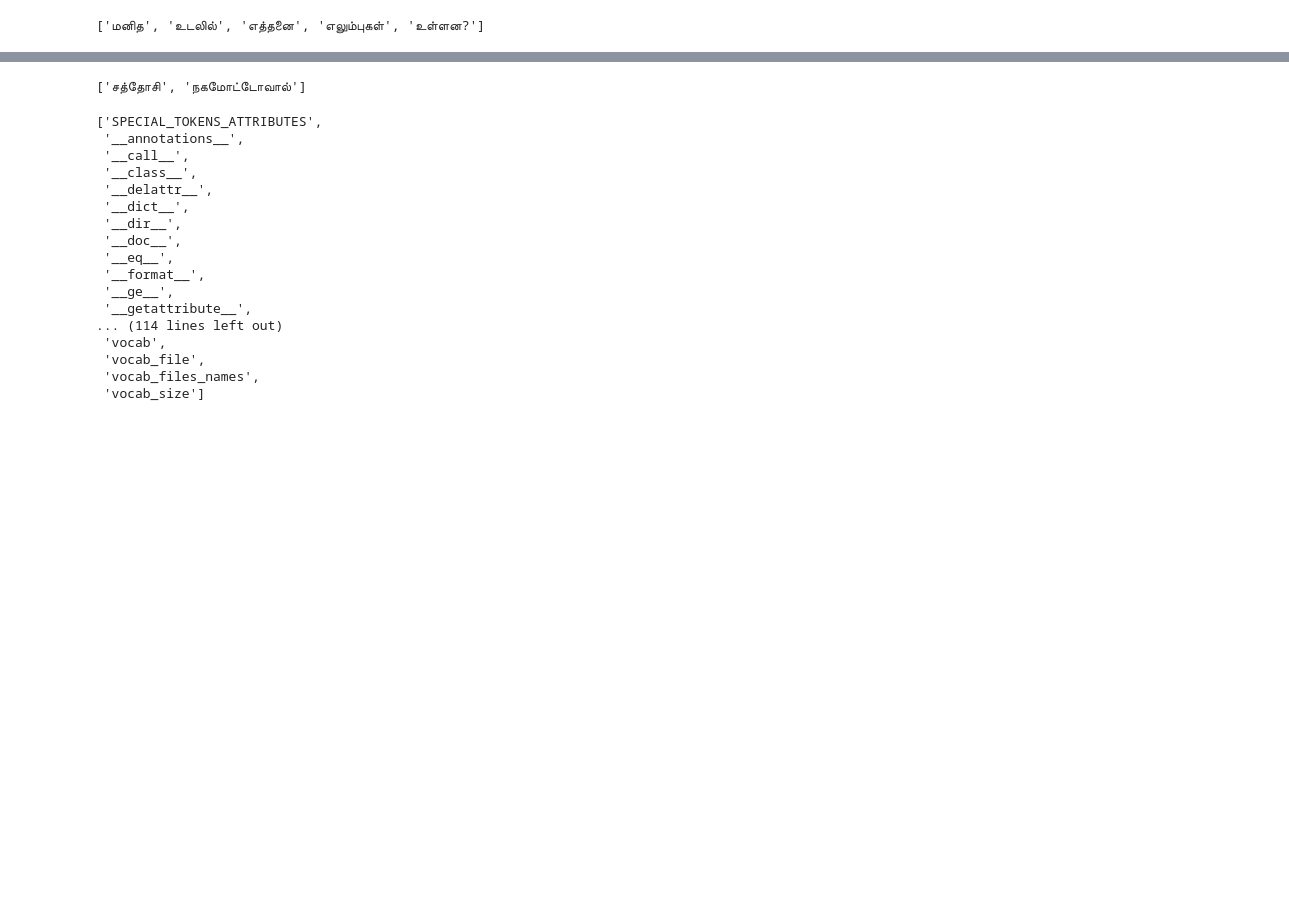
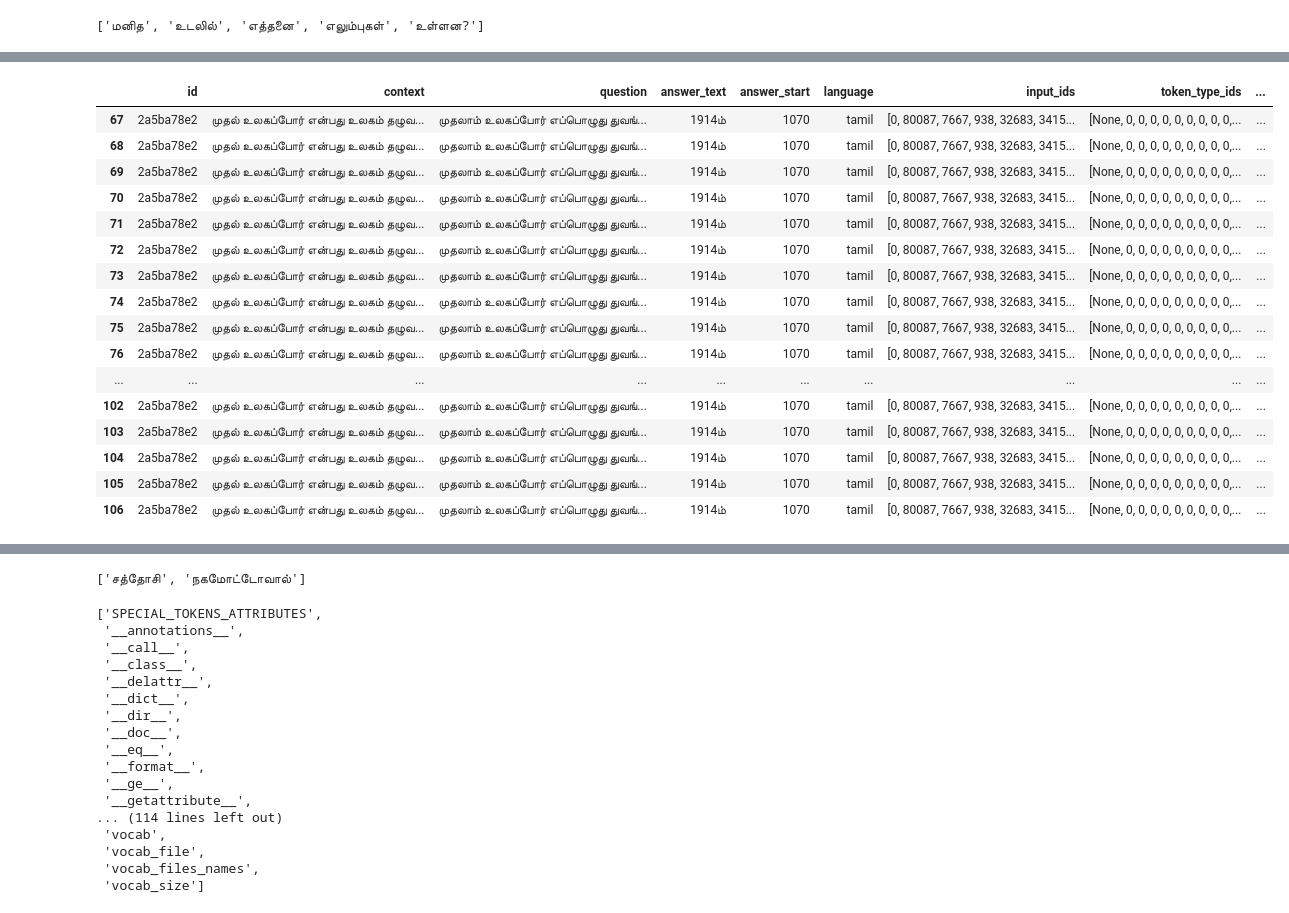
Before and after one commit to guchio3/kaggle-chaii-2021, a Jupyter notebook: notebooks/questionに入っている単語が入ったtextbatchが有効説検証.ipynb, the cells around one changed output, grey strips where cells are left out. Drawn from its saved outputs; the diff is of its cells as text; code cells hidden in the pictures; blank space fills up the shorter version.

```diff
--- a/notebooks/questionに入っている単語が入ったtextbatchが有効説検証.ipynb
+++ b/notebooks/questionに入っている単語が入ったtextbatchが有効説検証.ipynb
@@ -77 +107,41 @@ def calc_duplicated_elems_num_with(offset_mapping, context, question):
     return len(duplicated_elems_num)
+# %%
+def contains_filter_elems(question):
+    contains = False
+    filter_elems = [
+        "எத்தனை",  # how many
+        "எங்கு",  # where
+        "யார்",  # who
+        "எவ்வாறு",  # what (?)
+        "உள்ள", # anything within (?)
+        "எது", # which
+        "எப்பொழுது",  # when
+        "எப்போது",  # when
+        "ஆகும்",  # is
+        "என்ன",  # what
+        "எவ்வளவு",  # how much
+        "எந்த",  # No
+        "எப்படி",  # how
+        "யாரால்",  # by whom
+        "எங்கே",  # where
+        "किसने",  # who
+        "क्या",  # what
+        "कहाँ",  # where
+        "कितने",  # how many
+        "किस",  # what
+        "कीहै",  # has (means what w/ ?)
+        "कितनी",  # how many
+        "कब",  # when
+        "कौन",  # who
+        "कहा",  # said  (where)
+        "कितना",  # how much
+        "का",  # NS (?)
+        "किन",  #  why
+    ]
+    for filter_elem in filter_elems:
+        if filter_elem in question:
+            return True
+    return False
+
+prep_df["contains_filter_elems"] = prep_df["question"].apply(contains_filter_elems)
+prep_df.contains_filter_elems.value_counts()
@@ -80,6 +159,6 @@ from tqdm import tqdm
 
 tqdm.pandas()
 
-prep_df["duplicated_elems_num"] = prep_df.progress_apply(lambda row: calc_duplicated_elems_num_with(row["offset_mapping"].tolist(), str(row["context"]), str(row["question"])), axis=1)
+prep_df["duplicated_elems_num"] = prep_df.progress_apply(lambda row: calc_duplicated_elems_num_with(row["offset_mapping"], str(row["context"]), str(row["question"])), axis=1)
 prep_df
 # %% [output]
@@ -86,0 +240,20 @@ AttributeError: 'str' object has no attribute 'tolist'
+# %%
+prep_df.query("id == '2a5ba78e2'")
+# %% [output]
+|  | id | context | question | answer_text | answer_start | language | input_ids | token_type_ids | ... |
+| 67 | 2a5ba78e2 | முதல் உலகப்போர் என்பது உலகம் தழுவ... | முதலாம் உலகப்போர் எப்பொழுது துவங்... | 1914ம் | 1070 | tamil | [0, 80087, 7667, 938, 32683, 3415... | [None, 0, 0, 0, 0, 0, 0, 0, 0, 0,... | ... |
+| 68 | 2a5ba78e2 | முதல் உலகப்போர் என்பது உலகம் தழுவ... | முதலாம் உலகப்போர் எப்பொழுது துவங்... | 1914ம் | 1070 | tamil | [0, 80087, 7667, 938, 32683, 3415... | [None, 0, 0, 0, 0, 0, 0, 0, 0, 0,... | ... |
+| 69 | 2a5ba78e2 | முதல் உலகப்போர் என்பது உலகம் தழுவ... | முதலாம் உலகப்போர் எப்பொழுது துவங்... | 1914ம் | 1070 | tamil | [0, 80087, 7667, 938, 32683, 3415... | [None, 0, 0, 0, 0, 0, 0, 0, 0, 0,... | ... |
+| 70 | 2a5ba78e2 | முதல் உலகப்போர் என்பது உலகம் தழுவ... | முதலாம் உலகப்போர் எப்பொழுது துவங்... | 1914ம் | 1070 | tamil | [0, 80087, 7667, 938, 32683, 3415... | [None, 0, 0, 0, 0, 0, 0, 0, 0, 0,... | ... |
+| 71 | 2a5ba78e2 | முதல் உலகப்போர் என்பது உலகம் தழுவ... | முதலாம் உலகப்போர் எப்பொழுது துவங்... | 1914ம் | 1070 | tamil | [0, 80087, 7667, 938, 32683, 3415... | [None, 0, 0, 0, 0, 0, 0, 0, 0, 0,... | ... |
+| 72 | 2a5ba78e2 | முதல் உலகப்போர் என்பது உலகம் தழுவ... | முதலாம் உலகப்போர் எப்பொழுது துவங்... | 1914ம் | 1070 | tamil | [0, 80087, 7667, 938, 32683, 3415... | [None, 0, 0, 0, 0, 0, 0, 0, 0, 0,... | ... |
+| 73 | 2a5ba78e2 | முதல் உலகப்போர் என்பது உலகம் தழுவ... | முதலாம் உலகப்போர் எப்பொழுது துவங்... | 1914ம் | 1070 | tamil | [0, 80087, 7667, 938, 32683, 3415... | [None, 0, 0, 0, 0, 0, 0, 0, 0, 0,... | ... |
+| 74 | 2a5ba78e2 | முதல் உலகப்போர் என்பது உலகம் தழுவ... | முதலாம் உலகப்போர் எப்பொழுது துவங்... | 1914ம் | 1070 | tamil | [0, 80087, 7667, 938, 32683, 3415... | [None, 0, 0, 0, 0, 0, 0, 0, 0, 0,... | ... |
+| 75 | 2a5ba78e2 | முதல் உலகப்போர் என்பது உலகம் தழுவ... | முதலாம் உலகப்போர் எப்பொழுது துவங்... | 1914ம் | 1070 | tamil | [0, 80087, 7667, 938, 32683, 3415... | [None, 0, 0, 0, 0, 0, 0, 0, 0, 0,... | ... |
+| 76 | 2a5ba78e2 | முதல் உலகப்போர் என்பது உலகம் தழுவ... | முதலாம் உலகப்போர் எப்பொழுது துவங்... | 1914ம் | 1070 | tamil | [0, 80087, 7667, 938, 32683, 3415... | [None, 0, 0, 0, 0, 0, 0, 0, 0, 0,... | ... |
+| ... | ... | ... | ... | ... | ... | ... | ... | ... | ... |
+| 102 | 2a5ba78e2 | முதல் உலகப்போர் என்பது உலகம் தழுவ... | முதலாம் உலகப்போர் எப்பொழுது துவங்... | 1914ம் | 1070 | tamil | [0, 80087, 7667, 938, 32683, 3415... | [None, 0, 0, 0, 0, 0, 0, 0, 0, 0,... | ... |
+| 103 | 2a5ba78e2 | முதல் உலகப்போர் என்பது உலகம் தழுவ... | முதலாம் உலகப்போர் எப்பொழுது துவங்... | 1914ம் | 1070 | tamil | [0, 80087, 7667, 938, 32683, 3415... | [None, 0, 0, 0, 0, 0, 0, 0, 0, 0,... | ... |
+| 104 | 2a5ba78e2 | முதல் உலகப்போர் என்பது உலகம் தழுவ... | முதலாம் உலகப்போர் எப்பொழுது துவங்... | 1914ம் | 1070 | tamil | [0, 80087, 7667, 938, 32683, 3415... | [None, 0, 0, 0, 0, 0, 0, 0, 0, 0,... | ... |
+| 105 | 2a5ba78e2 | முதல் உலகப்போர் என்பது உலகம் தழுவ... | முதலாம் உலகப்போர் எப்பொழுது துவங்... | 1914ம் | 1070 | tamil | [0, 80087, 7667, 938, 32683, 3415... | [None, 0, 0, 0, 0, 0, 0, 0, 0, 0,... | ... |
+| 106 | 2a5ba78e2 | முதல் உலகப்போர் என்பது உலகம் தழுவ... | முதலாம் உலகப்போர் எப்பொழுது துவங்... | 1914ம் | 1070 | tamil | [0, 80087, 7667, 938, 32683, 3415... | [None, 0, 0, 0, 0, 0, 0, 0, 0, 0,... | ... |
```
Also changed, not shown: parts of 13 cells of this notebook, 1 other file.
